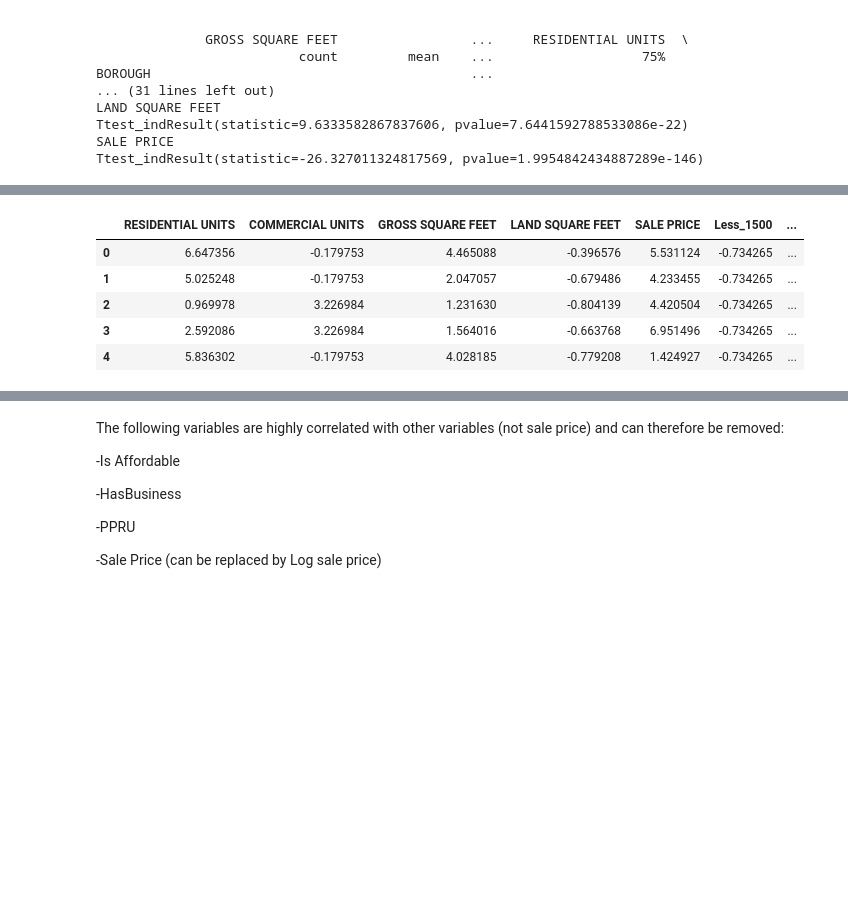
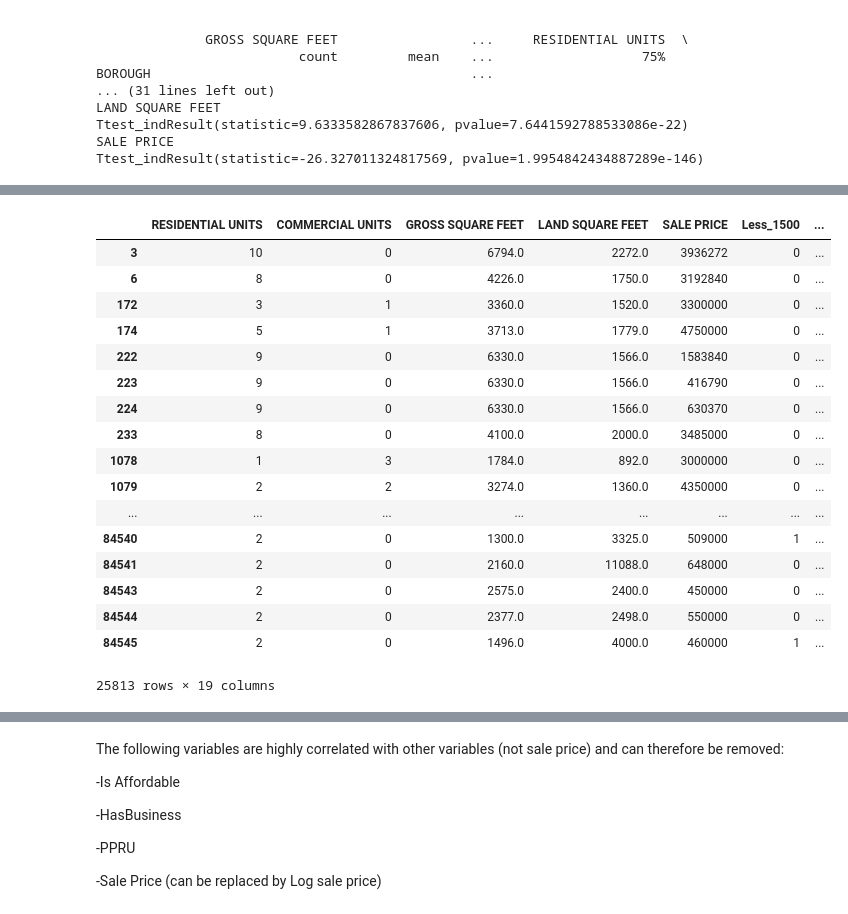
Before and after one commit to louiskonig/nyc_property_sales, a Jupyter notebook: NYC Property Sales.ipynb, the cells around one changed output, grey strips where cells are left out. Cells and saved outputs as stored; diff of their text form; code cells hidden in the pictures; blank space fills up the shorter version.

```diff
--- a/NYC Property Sales.ipynb
+++ b/NYC Property Sales.ipynb
@@ -238,6 +240,11 @@ df_sales_nonoutliers['Affordable_BigBuilding'] = df_sales_nonoutliers['Is_Afford
 df_sales_nonoutliers['Log_Sale_Price'] = np.log(df_sales_nonoutliers['SALE PRICE'])
 df_sales_nonoutliers['PPSF'] = df_sales_nonoutliers['SALE PRICE']/df_sales_nonoutliers['GROSS SQUARE FEET']
 df_sales_nonoutliers['PPRU'] = df_sales_nonoutliers['SALE PRICE']/df_sales_nonoutliers['RESIDENTIAL UNITS']
+#df_sales_nonoutliers['Log_Res_Units'] = np.log(df_sales_nonoutliers['RESIDENTIAL UNITS'])
+#df_sales_nonoutliers['Log_Comm_Units'] = np.log(df_sales_nonoutliers['COMMERCIAL UNITS'])
+df_sales_nonoutliers['Log_GSF'] = np.log(df_sales_nonoutliers['GROSS SQUARE FEET'])
+df_sales_nonoutliers['Log_LSF'] = np.log(df_sales_nonoutliers['LAND SQUARE FEET'])
+
 
 
 #Set the size of the plot
@@ -270,22 +289,34 @@ See the caveats in the documentation: http://pandas.pydata.org/pandas-docs/stabl
 # %%
 
 #normalized_df=(df-df.mean())/df.std()
 
 # Select only numeric variables to scale.
 df_num = df_sales_nonoutliers.select_dtypes(include=[np.number]).dropna()
+df_num
+# Save the column names.
+#names=df_num.columns
 
-# Save the column names.
-names=df_num.columns
-
-df_scaled = pd.DataFrame(preprocessing.scale(df_num), columns=names)
-df_scaled.head()
+#df_scaled = pd.DataFrame(preprocessing.scale(df_num), columns=names)
+#df_scaled.head()
 # %% [output]
 |  | RESIDENTIAL UNITS | COMMERCIAL UNITS | GROSS SQUARE FEET | LAND SQUARE FEET | SALE PRICE | Less_1500 | ... |
-| 0 | 6.647356 | -0.179753 | 4.465088 | -0.396576 | 5.531124 | -0.734265 | ... |
-| 1 | 5.025248 | -0.179753 | 2.047057 | -0.679486 | 4.233455 | -0.734265 | ... |
-| 2 | 0.969978 | 3.226984 | 1.231630 | -0.804139 | 4.420504 | -0.734265 | ... |
-| 3 | 2.592086 | 3.226984 | 1.564016 | -0.663768 | 6.951496 | -0.734265 | ... |
-| 4 | 5.836302 | -0.179753 | 4.028185 | -0.779208 | 1.424927 | -0.734265 | ... |
+| 3 | 10 | 0 | 6794.0 | 2272.0 | 3936272 | 0 | ... |
+| 6 | 8 | 0 | 4226.0 | 1750.0 | 3192840 | 0 | ... |
+| 172 | 3 | 1 | 3360.0 | 1520.0 | 3300000 | 0 | ... |
+| 174 | 5 | 1 | 3713.0 | 1779.0 | 4750000 | 0 | ... |
+| 222 | 9 | 0 | 6330.0 | 1566.0 | 1583840 | 0 | ... |
+| 223 | 9 | 0 | 6330.0 | 1566.0 | 416790 | 0 | ... |
+| 224 | 9 | 0 | 6330.0 | 1566.0 | 630370 | 0 | ... |
+| 233 | 8 | 0 | 4100.0 | 2000.0 | 3485000 | 0 | ... |
+| 1078 | 1 | 3 | 1784.0 | 892.0 | 3000000 | 0 | ... |
+| 1079 | 2 | 2 | 3274.0 | 1360.0 | 4350000 | 0 | ... |
+| ... | ... | ... | ... | ... | ... | ... | ... |
+| 84540 | 2 | 0 | 1300.0 | 3325.0 | 509000 | 1 | ... |
+| 84541 | 2 | 0 | 2160.0 | 11088.0 | 648000 | 0 | ... |
+| 84543 | 2 | 0 | 2575.0 | 2400.0 | 450000 | 0 | ... |
+| 84544 | 2 | 0 | 2377.0 | 2498.0 | 550000 | 0 | ... |
+| 84545 | 2 | 0 | 1496.0 | 4000.0 | 460000 | 1 | ... |
+25813 rows × 19 columns
 # %%
 # Make the correlation matrix.
 corrmat = df_scaled.corr()
```
Also changed, not shown: parts of 13 cells of this notebook.
